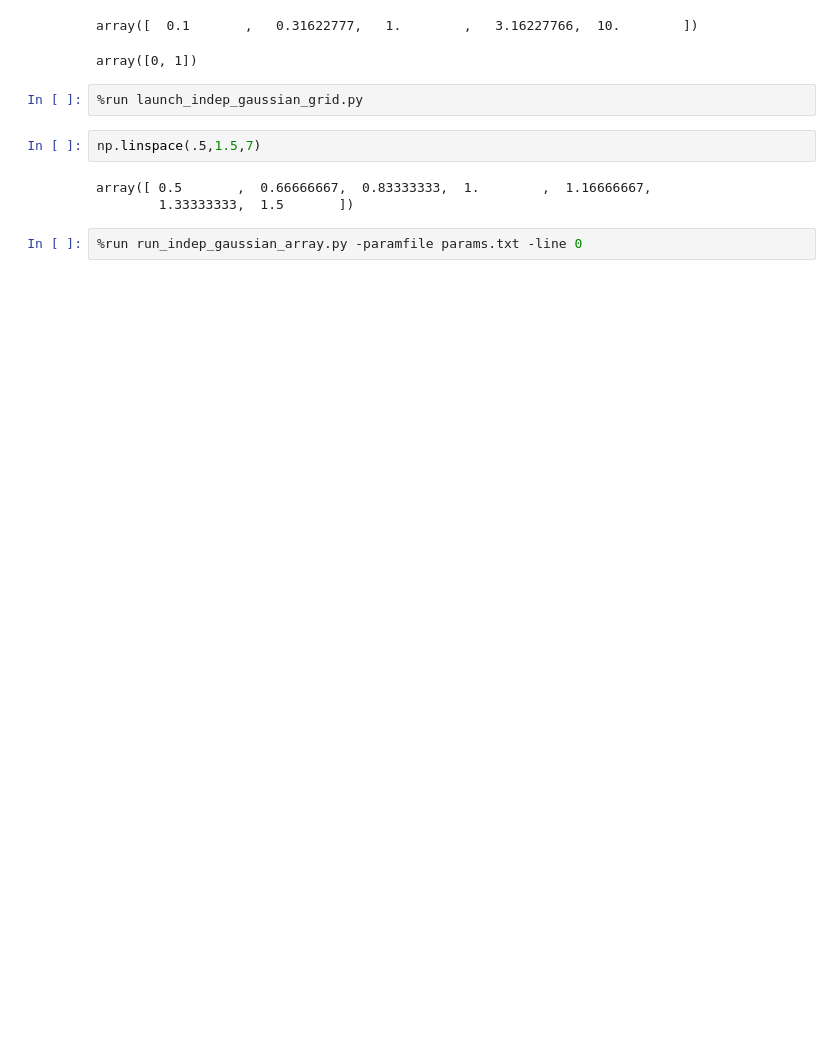
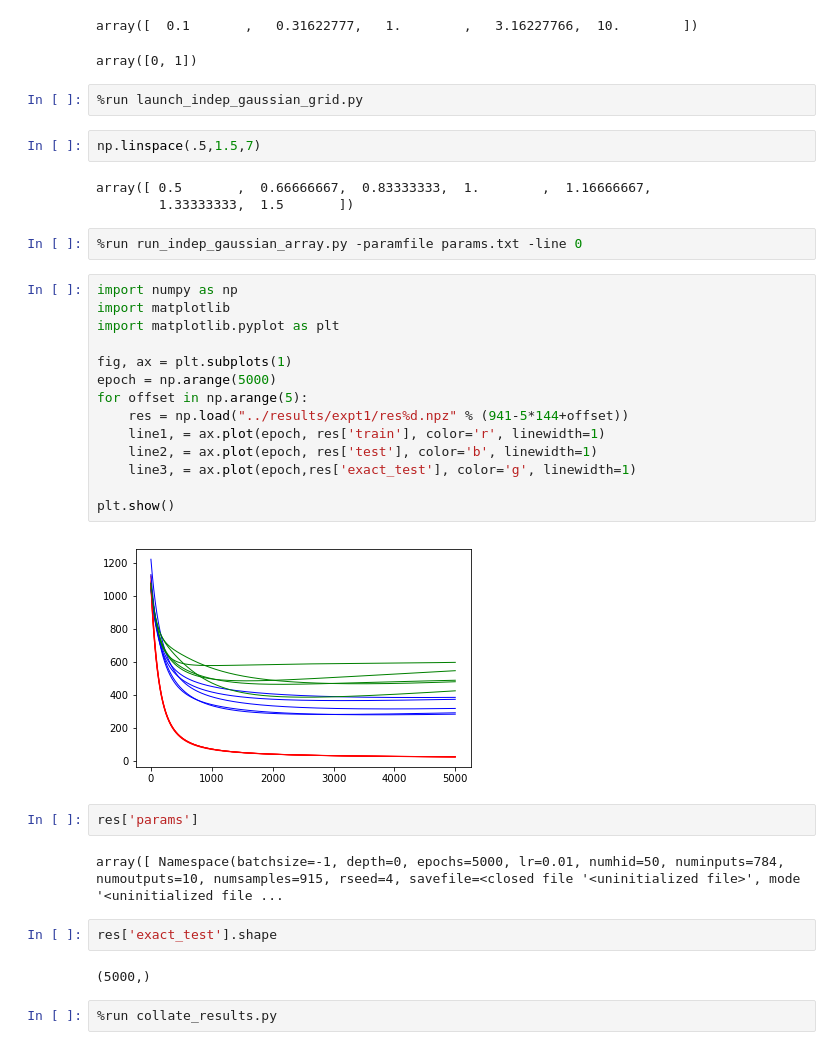
Before and after one commit to asaxe/gendynamics, a Jupyter notebook: code/mnist_exploration.ipynb, the cells around one changed output. Cells and saved outputs as stored; diff of their text form; blank space fills up the shorter version.

```diff
--- a/code/mnist_exploration.ipynb
+++ b/code/mnist_exploration.ipynb
@@ -193,3 +193,29 @@ array([ 0.5       ,  0.66666667,  0.83333333,  1.        ,  1.16666667,
         1.33333333,  1.5       ])
 # %%
 %run run_indep_gaussian_array.py -paramfile params.txt -line 0
+# %%
+import numpy as np
+import matplotlib
+import matplotlib.pyplot as plt
+
+fig, ax = plt.subplots(1)
+epoch = np.arange(5000)
+for offset in np.arange(5):
+    res = np.load("../results/expt1/res%d.npz" % (941-5*144+offset))
+    line1, = ax.plot(epoch, res['train'], color='r', linewidth=1)
+    line2, = ax.plot(epoch, res['test'], color='b', linewidth=1)
+    line3, = ax.plot(epoch,res['exact_test'], color='g', linewidth=1)
+
+plt.show()
+# %% [output]
+[figure, added]
+# %%
+res['params']
+# %% [output]
+array([ Namespace(batchsize=-1, depth=0, epochs=5000, lr=0.01, numhid=50, numinputs=784, numoutputs=10, numsamples=915, rseed=4, savefile=<closed file '<uninitialized file>', mode '<uninitialized file ...
+# %%
+res['exact_test'].shape
+# %% [output]
+(5000,)
+# %%
+%run collate_results.py
```
Also changed, not shown: parts of 5 cells of this notebook, 5 other files.
